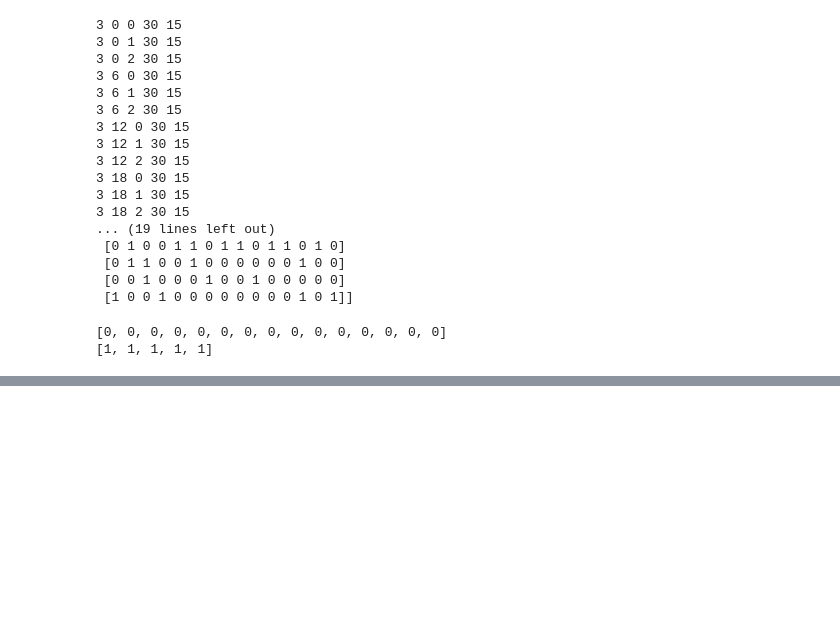
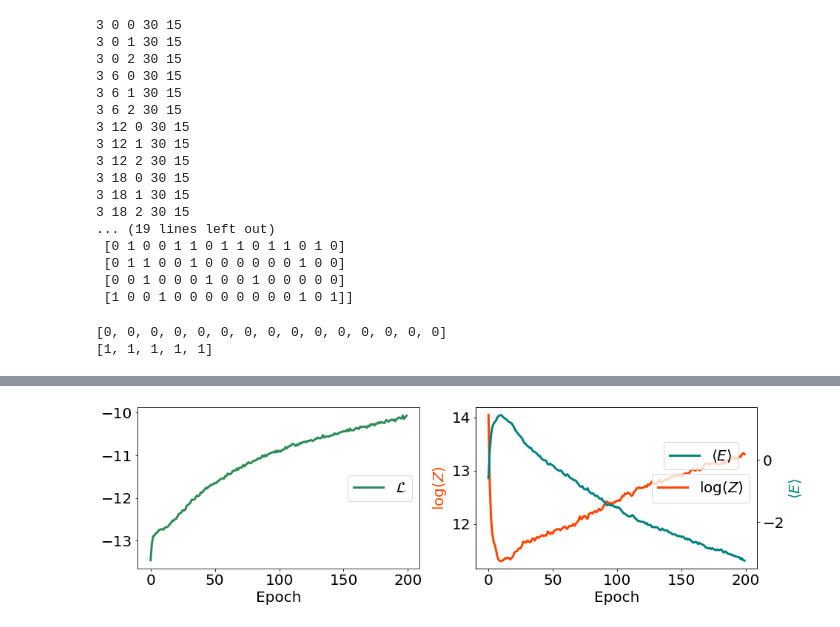
Before and after one commit to davbac/LCP-modB, a Jupyter notebook: ex2-Copy1.ipynb, the cells around one changed output, grey strips where cells are left out. Drawn from its saved outputs; the diff is of its cells as text; code cells hidden in the pictures; blank space fills up the shorter version.

```diff
--- a/ex2-Copy1.ipynb
+++ b/ex2-Copy1.ipynb
@@ -357,0 +463,22 @@ Denoised
+# %%
+plt.rcParams['font.size'] = 20
+fig, (ax, ax2) = plt.subplots(1,2,figsize=(15,4))
+ax.plot(LogL, label='$\mathcal{L}$', c='seagreen', linewidth=3)
+ax2.set_ylabel('$\mathcal{L}$', c='seagreen')
+ax.set_xlabel('Epoch')
+#ax.set_title(r'$\log(\mathcal{L})$')
+ax.legend(loc='right')
+ax.fill_between(np.arange(len(LogL)), LogL+np.array(std_energy)/np.sqrt(N), LogL-np.array(std_energy)/np.sqrt(N), facecolor='seagreen', alpha=0.5)
+ax2.plot(logZlist, c='orangered', label='$\log(Z)$', linewidth=3)
+ax2.set_xlabel('Epoch')
+ax2.set_ylabel('$\log(Z)$',c='orangered')
+ax2.legend(loc='right')
+ax3=ax2.twinx()
+ax3.plot(mean_energy, label=r'$\langle E \rangle$',c='teal', linewidth=3)
+ax3.fill_between(np.arange(len(mean_energy)), mean_energy+np.array(std_energy)/np.sqrt(N), mean_energy-np.array(std_energy)/np.sqrt(N), facecolor='darkblue', alpha=0.5)
+ax3.set_ylabel(r'$\langle E \rangle$',c='teal')
+ax3.legend(loc='center', bbox_to_anchor=(0.8, 0.7))
+now = datetime.now()
+plt.savefig('logl'+now.strftime("%d_%m_%Y%__%H_%M_%S")+'.pdf')
+# %% [output]
+[figure, added]
```
Also changed, not shown: parts of 8 cells of this notebook, 3 other files.
